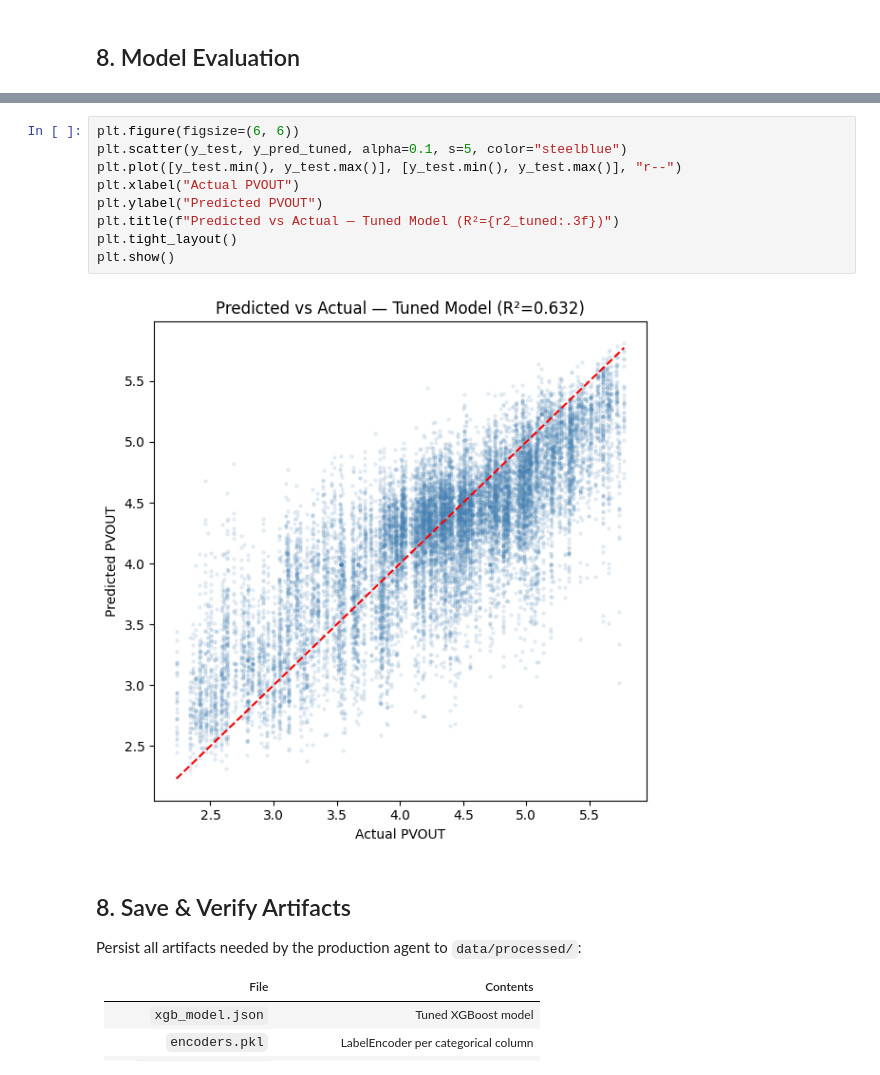
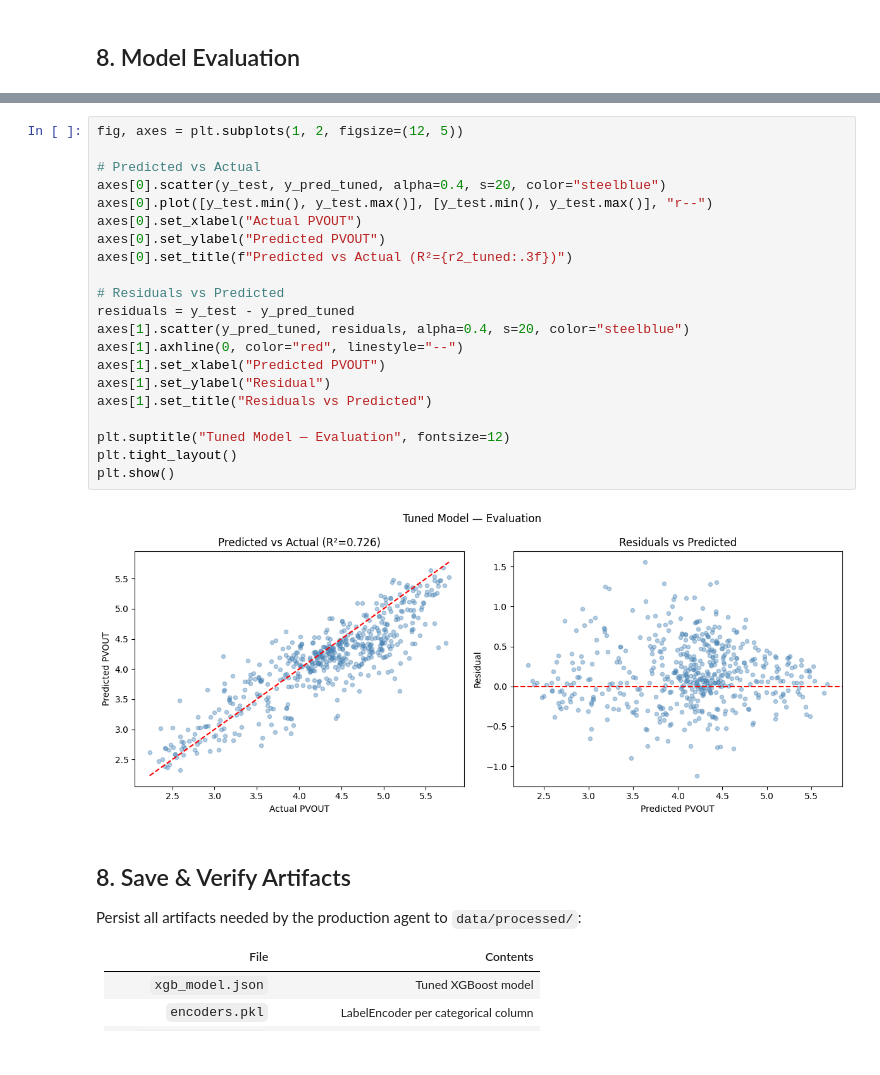
Before and after one commit to BrenJay23/ai_labs_assessment, a Jupyter notebook: notebooks/01_solar_exploration.ipynb, the cells around one changed output, grey strips where cells are left out. Cells and saved outputs as stored; diff of their text form.

Commit message:
feat: retrain model to use monthly aggregates

```diff
--- a/notebooks/01_solar_exploration.ipynb
+++ b/notebooks/01_solar_exploration.ipynb
@@ -467,15 +574,27 @@ RainToday        0.0235
 dtype: float32
 # %%
-plt.figure(figsize=(6, 6))
-plt.scatter(y_test, y_pred_tuned, alpha=0.1, s=5, color="steelblue")
-plt.plot([y_test.min(), y_test.max()], [y_test.min(), y_test.max()], "r--")
-plt.xlabel("Actual PVOUT")
-plt.ylabel("Predicted PVOUT")
-plt.title(f"Predicted vs Actual — Tuned Model (R²={r2_tuned:.3f})")
+fig, axes = plt.subplots(1, 2, figsize=(12, 5))
+
+# Predicted vs Actual
+axes[0].scatter(y_test, y_pred_tuned, alpha=0.4, s=20, color="steelblue")
+axes[0].plot([y_test.min(), y_test.max()], [y_test.min(), y_test.max()], "r--")
+axes[0].set_xlabel("Actual PVOUT")
+axes[0].set_ylabel("Predicted PVOUT")
+axes[0].set_title(f"Predicted vs Actual (R²={r2_tuned:.3f})")
+
+# Residuals vs Predicted
+residuals = y_test - y_pred_tuned
+axes[1].scatter(y_pred_tuned, residuals, alpha=0.4, s=20, color="steelblue")
+axes[1].axhline(0, color="red", linestyle="--")
+axes[1].set_xlabel("Predicted PVOUT")
+axes[1].set_ylabel("Residual")
+axes[1].set_title("Residuals vs Predicted")
+
+plt.suptitle("Tuned Model — Evaluation", fontsize=12)
 plt.tight_layout()
 plt.show()
 # %% [output]
-[figure, old version]
+[figure, new version]
 # %% [markdown]
 ## 8. Save & Verify Artifacts
 
```
Also changed, not shown: parts of 12 cells of this notebook, 3 other files.
